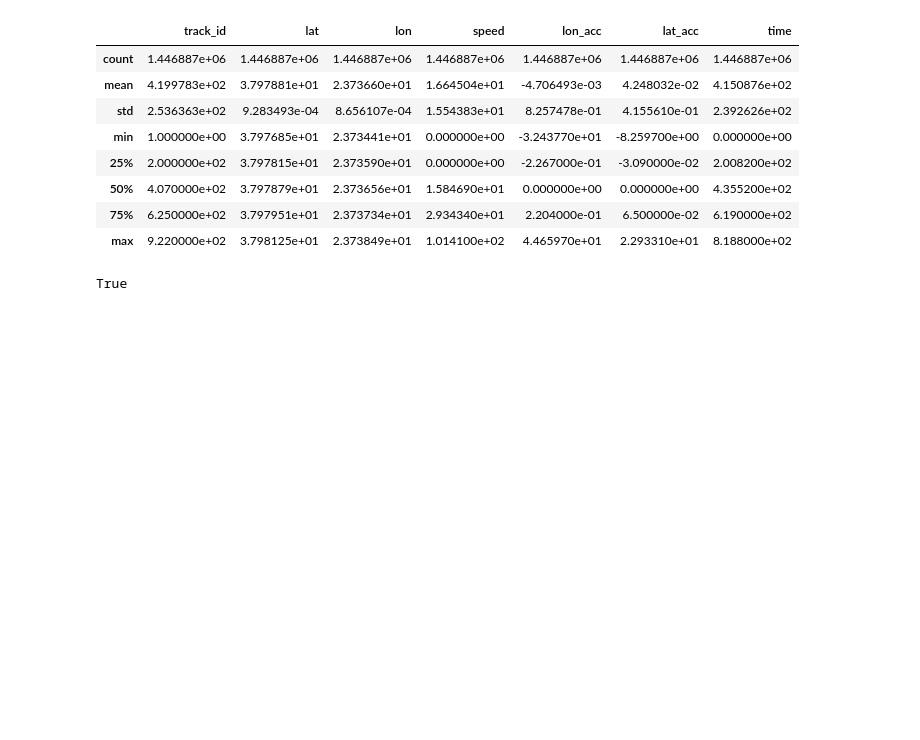
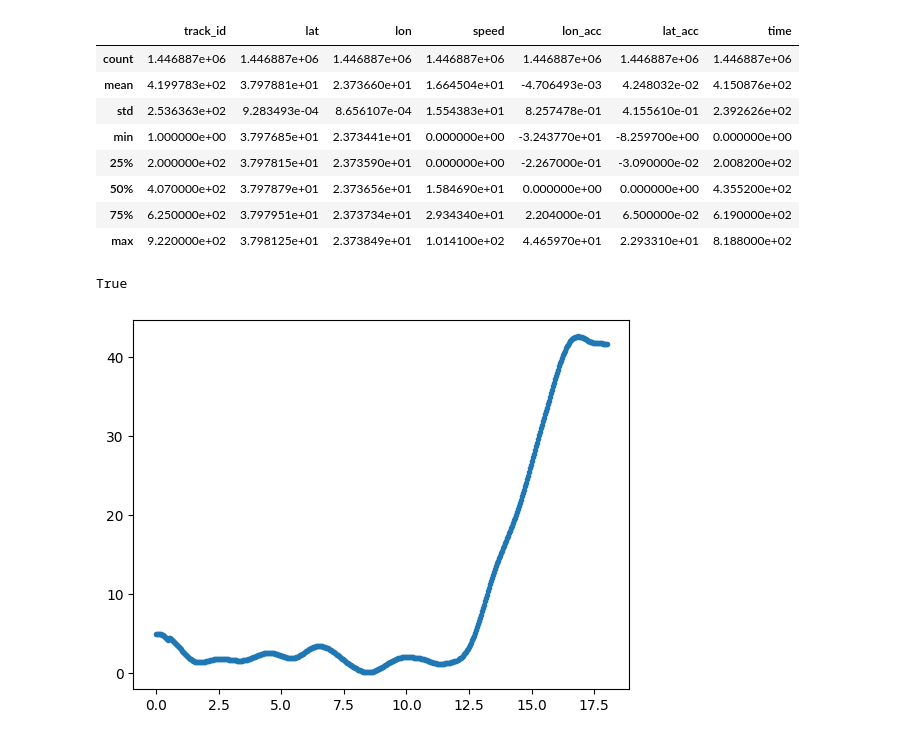
Before and after one commit to emtinanseo/Traffic-Data-Warehousing, a Jupyter notebook: notebooks/eda-first-look.ipynb, the cells around one changed output. Saved outputs shown, nothing was run; the diff lists cells and outputs as text; code cells hidden in the pictures; blank space fills up the shorter version.

Commit message:
added visualization of data sample

```diff
--- a/notebooks/eda-first-look.ipynb
+++ b/notebooks/eda-first-look.ipynb
@@ -213,3 +213,9 @@ all(x==y)
 True
 # %%
 df_1 = df_trajectory[df_trajectory['track_id'] == 1]
+# %%
+plt.scatter(x=df_1['time'], y=df_1['speed'], marker='.')
+
+plt.show()
+# %% [output]
+[figure, added]
```
Also changed, not shown: parts of 1 cell of this notebook.
